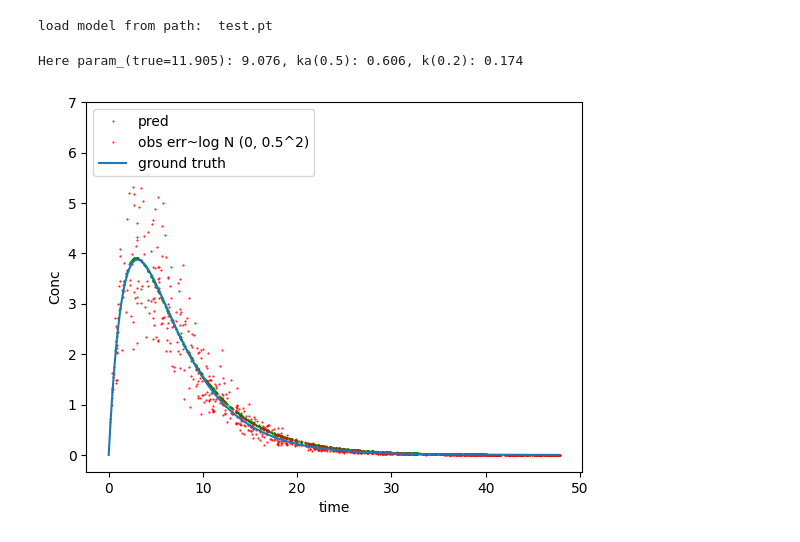
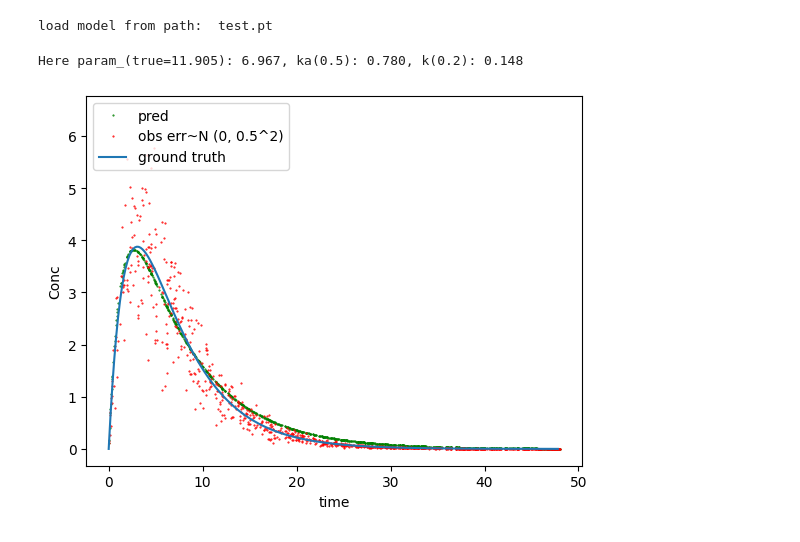
Before and after one commit to yingzibu/ODE, a Jupyter notebook: learn/First_order_PO.ipynb, the cells around one changed output. Drawn from its saved outputs; the diff is of its cells as text; code cells hidden in the pictures.

```diff
--- a/learn/First_order_PO.ipynb
+++ b/learn/First_order_PO.ipynb
@@ -150,21 +150,25 @@ class NNTest(nn.Module):
 
     def forward(self, t, Dose = 100):
         return self.param_ * (torch.exp(-1.0 * self.k * t) - torch.exp(-1.0 * self.ka * t))
-        # return torch.cos(self.ka*x[:,0]) + torch.exp(self.k * x[:, 1])
-
 
 t = torch.rand(N) * MAX_T
 err = torch.randn(N) * sigma_eps * sigma_eps
-y = param_ * (torch.exp(-1.0 * k * t) - np.exp(-1.0 * ka * t)) * np.exp(err)
-plt.plot(t, y, 'ro', label=f'obs err~log N (0, {sigma_eps}^2)', markersize=0.5)
-# plt.set_label('predicted values')
 
-# plt.plot(inp_list, oup_list,  'ro', label='true', markersize=0.5)
-# plt.label('true values')
+# y is the true value
+y = param_ * (torch.exp(-1.0 * k * t) - np.exp(-1.0 * ka * t))
+
+# turn into observation which follows normal distribution
+# (obs/y - 1) ~ N (0, sigma^2)
+y = y * (1 + err)
+# convert <0 to 0 in observation
+y[y<0] = 0.
+
+
 time_here = np.arange(0, MAX_T, 0.2)
 def conc_time(t):
     return param_ * (np.exp(-1.0 * k * t) - np.exp(-1.0 * ka * t))
 
+plt.plot(t, y, 'ro', label=f'obs err~N (0, {sigma_eps}^2)', markersize=0.5)
 plt.plot(time_here, conc_time(time_here), label='ground truth')
 plt.xlabel('time')
 plt.ylabel('Conc')
@@ -251,23 +249,17 @@ load model from path:  test.pt
 # %%
 print(f'Here param_(true={param_:.3f}): {model.param_.item():.3f},',
       f'ka({ka}): {model.ka.item():.3f}, k({k}): {model.k.item():.3f}')
 
 plt.plot(inp_list, pred_list, 'go', label='pred', markersize=0.5)
-# plt.set_label('predicted values')
-
 plt.plot(inp_list, oup_list,  'ro',
-         label=f'obs err~log N (0, {sigma_eps}^2)', markersize=0.5)
-# plt.label('true values')
-
-def conc_time(t):
-    return param_ * (np.exp(-1.0 * k * t) - np.exp(-1.0 * ka * t))
+         label=f'obs err~N (0, {sigma_eps}^2)', markersize=0.5)
 
 plt.plot(time_here, conc_time(time_here), label='ground truth')
 plt.xlabel('time')
 plt.ylabel('Conc')
 
 plt.legend(loc=2)
 plt.show()
 # %% [output]
-Here param_(true=11.905): 9.076, ka(0.5): 0.606, k(0.2): 0.174
+Here param_(true=11.905): 6.967, ka(0.5): 0.780, k(0.2): 0.148
-[figure, old version]
+[figure, new version]
```
Also changed, not shown: parts of 5 cells of this notebook.
